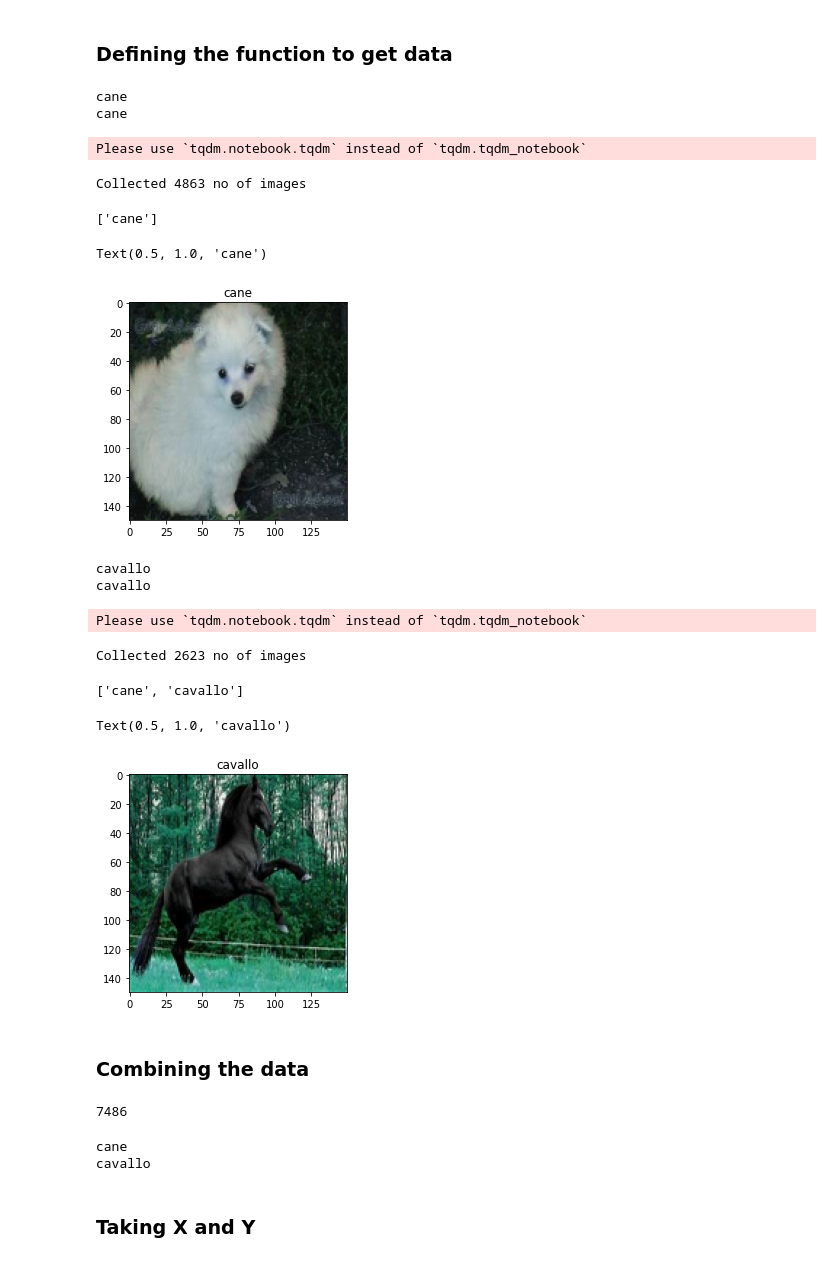
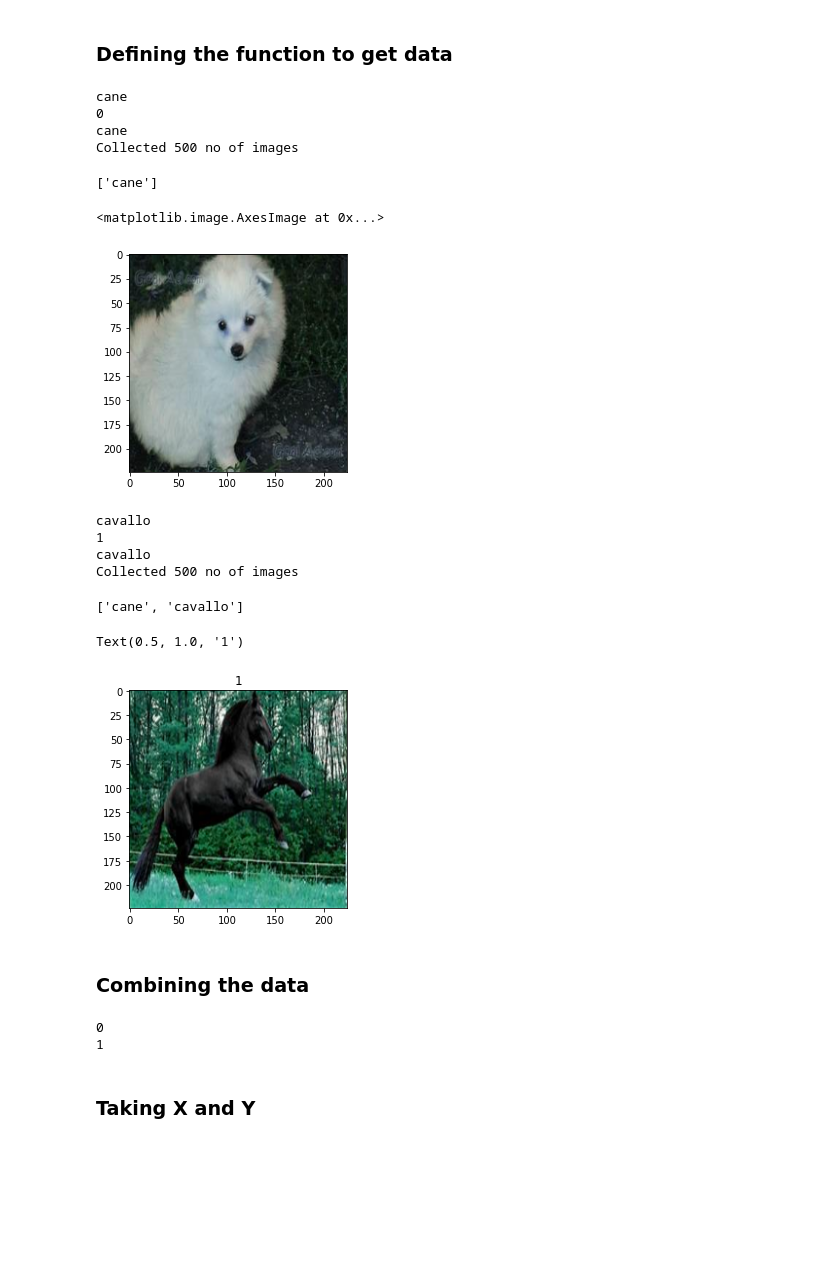
Before and after one commit to Satwikram/Extending-Existing-Tf-model-with-more-classes, a Jupyter notebook: Extending_Existing_Tf_model_with_more_class.ipynb, the cells around one changed output. Saved outputs shown, nothing was run; the diff lists cells and outputs as text; code cells hidden in the pictures; blank space fills up the shorter version.

```diff
--- a/Extending_Existing_Tf_model_with_more_class.ipynb
+++ b/Extending_Existing_Tf_model_with_more_class.ipynb
@@ -40,5 +41,5 @@ from tqdm import tqdm_notebook as tqdm
 # %%
-img_size = (150, 150) #Setting all the images to 150 pixels
+img_size = (224, 224) #Setting all the images to 150 pixels
 # %% [markdown]
 ### Defining the function to get data
 # %%
@@ -50,54 +51,57 @@ def get_data(data_dir):
   print(os.path.basename(data_dir))
   folder = os.path.basename(data_dir)
   classes.append(folder)
+  index = classes.index(folder)
+  print(index)
   print(folder)
-  with tqdm(total = len(os.listdir(data_dir))) as pbar:
-    for img in os.listdir(data_dir):
+  for img in os.listdir(data_dir):
+    if count == 499:
+      break
+    else:
       try:
-        count += 1
         image_array = cv2.imread(os.path.join(data_dir, img), cv2.IMREAD_COLOR)
         resized_array = cv2.resize(image_array, img_size)
-        data.append([resized_array, folder])
+        data.append([resized_array, index])
+        count += 1
 
       except Exception as e:
         print(e)
 
-  print("Collected",count,"no of images")
+  print("Collected",count+1,"no of images")
   return data
 # %%
 data = get_data('/content/raw-img/cane')
 # %% [output]
 cane
+0
 cane
+Collected 500 no of images
-Please use `tqdm.notebook.tqdm` instead of `tqdm.tqdm_notebook`
-Collected 4863 no of images
 # %%
 classes
 # %% [output]
 ['cane']
 # %%
 plt.imshow(data[2][0])
-plt.title(data[2][1])
 # %% [output]
-Text(0.5, 1.0, 'cane')
+<matplotlib.image.AxesImage at 0x...>
-[figure, old version]
+[figure, new version]
 # %%
-data2 = get_data('/content/raw-img/cavallo')
+data1 = get_data('/content/raw-img/cavallo')
 # %% [output]
 cavallo
+1
 cavallo
+Collected 500 no of images
-Please use `tqdm.notebook.tqdm` instead of `tqdm.tqdm_notebook`
-Collected 2623 no of images
 # %%
 classes
 # %% [output]
 ['cane', 'cavallo']
 # %%
-plt.imshow(data2[2][0])
-plt.title(data2[2][1])
+plt.imshow(data1[2][0])
+plt.title(data1[2][1])
 # %% [output]
-Text(0.5, 1.0, 'cavallo')
+Text(0.5, 1.0, '1')
-[figure, old version]
+[figure, new version]
 # %% [markdown]
 ### Combining the data
 # %%
@@ -105,13 +109,9 @@ dataset = data + data2
-# %%
-len(dataset)
-# %% [output]
-7486
 # %%
-print(dataset[4000][1])
-print(dataset[7000][1])
+print(dataset[400][1])
+print(dataset[700][1])
 # %% [output]
-cane
-cavallo
+0
+1
 # %% [markdown]
 ### Taking X and Y
 # %%
```
Also changed, not shown: parts of 21 cells of this notebook.
